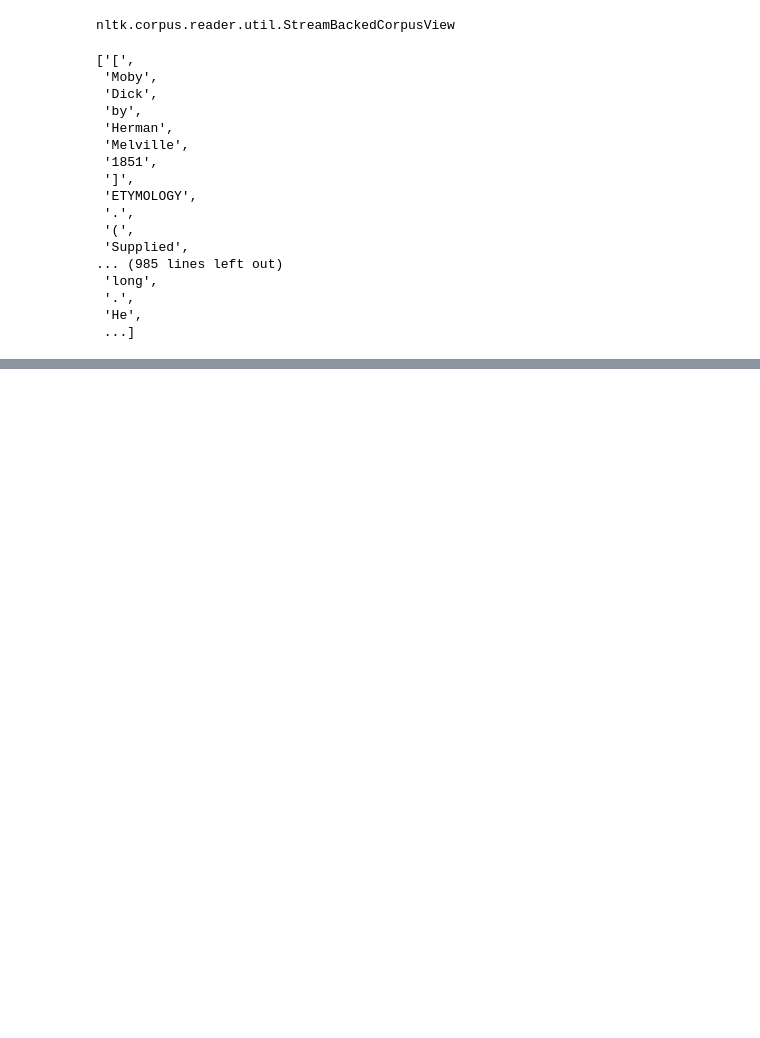
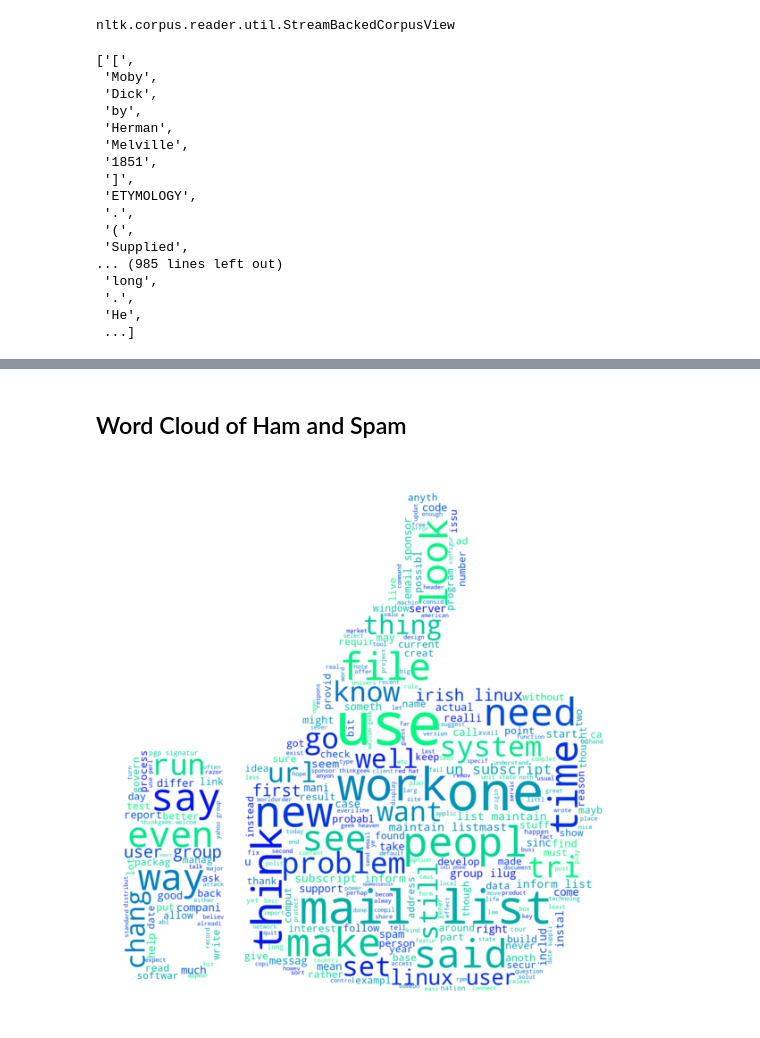
Before and after one commit to cherishmashankar/Spam-Email-Filter---NLP, a Jupyter notebook: 01_Processing/spam_email_filter_1.ipynb, the cells around one changed output, grey strips where cells are left out. Cells and saved outputs as stored; diff of their text form; code cells hidden in the pictures; blank space fills up the shorter version.

```diff
--- a/01_Processing/spam_email_filter_1.ipynb
+++ b/01_Processing/spam_email_filter_1.ipynb
@@ -613,0 +642,22 @@ plt.show()
+# %% [markdown]
+## Word Cloud of Ham and Spam
+# %%
+icon = Image.open(THUMPS_UP_FILE)
+image_mask = Image.new(mode = 'RGB', size = icon.size, color = (255, 255, 255) )
+image_mask.paste(icon, box=icon)
+rgb_array = np.array(image_mask) # image to array
+
+# Generate the text as a string for the word cloud
+
+ham_str = ' '.join(flat_list_ham)
+
+
+word_cloud = WordCloud(mask = rgb_array, max_words = 300, background_color = 'white',
+colormap = 'winter')
+word_cloud.generate(ham_str)
+plt.figure(figsize = (2.5,2.5), dpi = 300)
+plt.imshow(word_cloud, interpolation= 'bilinear')
+plt.axis('off')
+plt.show()
+# %% [output]
+[figure, added]
```
Also changed, not shown: parts of 83 cells of this notebook.
